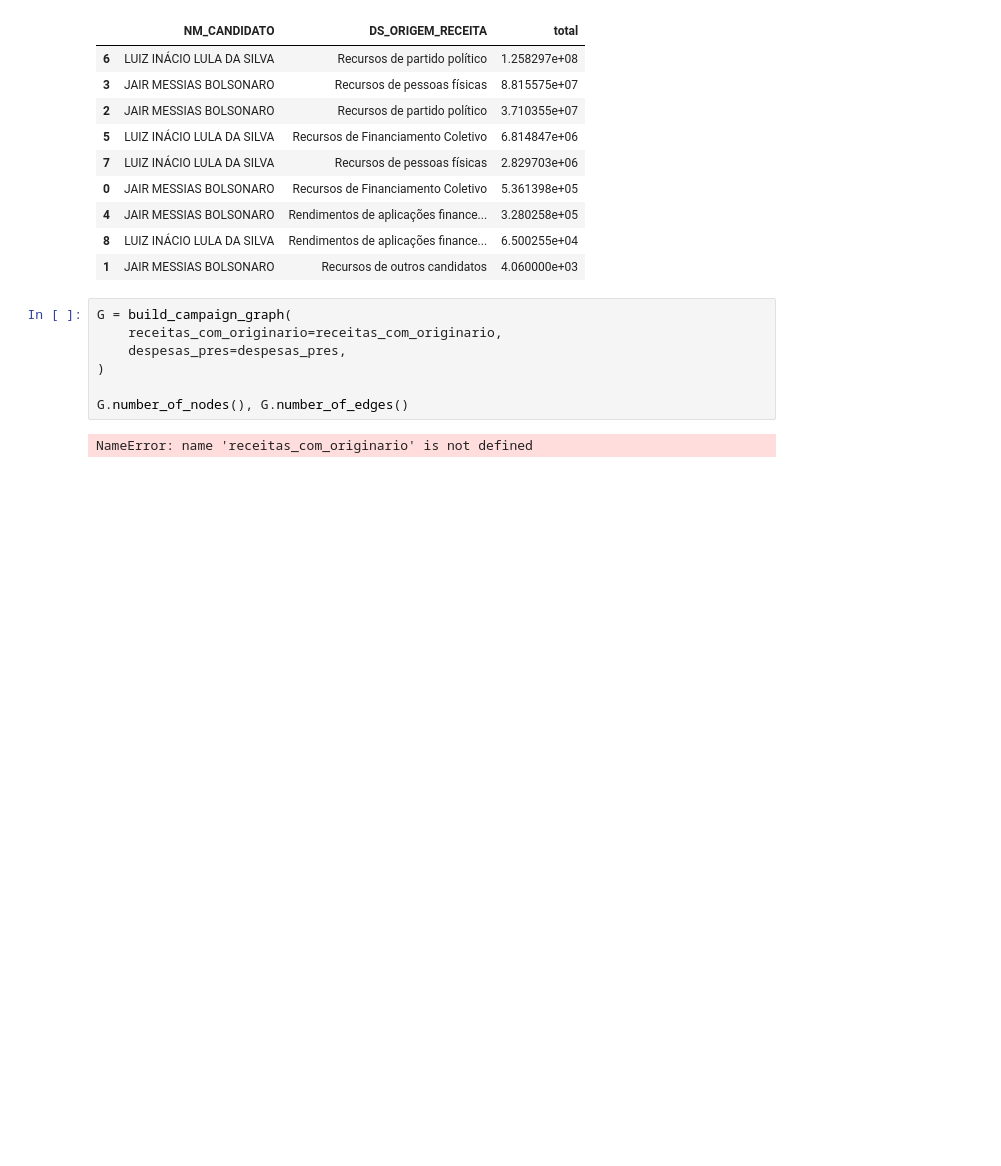
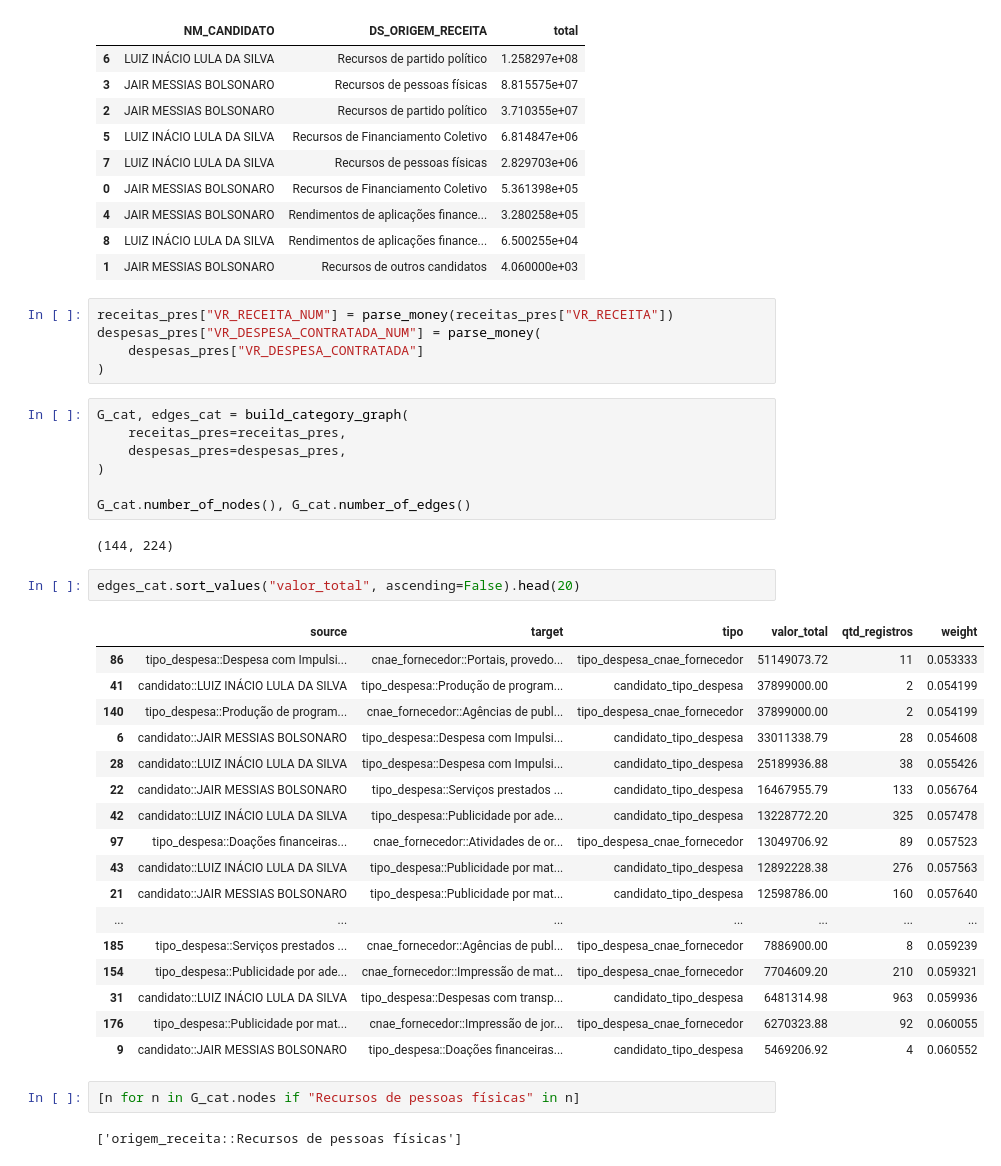
Before and after one commit to RNakamura90/trabalho_conclusao_t1_ifgo, a Jupyter notebook: notebooks/01_exploracao_tse.ipynb, the cells around one changed output. Saved outputs shown, nothing was run; the diff lists cells and outputs as text; blank space fills up the shorter version.

```diff
--- a/notebooks/01_exploracao_tse.ipynb
+++ b/notebooks/01_exploracao_tse.ipynb
@@ -268,12 +258,41 @@ NameError: name 'receitas_com_originario' is not defined
 | 4 | JAIR MESSIAS BOLSONARO | Rendimentos de aplicações finance... | 3.280258e+05 |
 | 8 | LUIZ INÁCIO LULA DA SILVA | Rendimentos de aplicações finance... | 6.500255e+04 |
 | 1 | JAIR MESSIAS BOLSONARO | Recursos de outros candidatos | 4.060000e+03 |
+# %%
+receitas_pres["VR_RECEITA_NUM"] = parse_money(receitas_pres["VR_RECEITA"])
+despesas_pres["VR_DESPESA_CONTRATADA_NUM"] = parse_money(
+    despesas_pres["VR_DESPESA_CONTRATADA"]
+)
 # %%
-G = build_campaign_graph(
-    receitas_com_originario=receitas_com_originario,
+G_cat, edges_cat = build_category_graph(
+    receitas_pres=receitas_pres,
     despesas_pres=despesas_pres,
 )
 
-G.number_of_nodes(), G.number_of_edges()
+G_cat.number_of_nodes(), G_cat.number_of_edges()
 # %% [output]
-NameError: name 'receitas_com_originario' is not defined
+(144, 224)
+# %%
+edges_cat.sort_values("valor_total", ascending=False).head(20)
+# %% [output]
+|  | source | target | tipo | valor_total | qtd_registros | weight |
+| 86 | tipo_despesa::Despesa com Impulsi... | cnae_fornecedor::Portais, provedo... | tipo_despesa_cnae_fornecedor | 51149073.72 | 11 | 0.053333 |
+| 41 | candidato::LUIZ INÁCIO LULA DA SILVA | tipo_despesa::Produção de program... | candidato_tipo_despesa | 37899000.00 | 2 | 0.054199 |
+| 140 | tipo_despesa::Produção de program... | cnae_fornecedor::Agências de publ... | tipo_despesa_cnae_fornecedor | 37899000.00 | 2 | 0.054199 |
+| 6 | candidato::JAIR MESSIAS BOLSONARO | tipo_despesa::Despesa com Impulsi... | candidato_tipo_despesa | 33011338.79 | 28 | 0.054608 |
+| 28 | candidato::LUIZ INÁCIO LULA DA SILVA | tipo_despesa::Despesa com Impulsi... | candidato_tipo_despesa | 25189936.88 | 38 | 0.055426 |
+| 22 | candidato::JAIR MESSIAS BOLSONARO | tipo_despesa::Serviços prestados ... | candidato_tipo_despesa | 16467955.79 | 133 | 0.056764 |
+| 42 | candidato::LUIZ INÁCIO LULA DA SILVA | tipo_despesa::Publicidade por ade... | candidato_tipo_despesa | 13228772.20 | 325 | 0.057478 |
+| 97 | tipo_despesa::Doações financeiras... | cnae_fornecedor::Atividades de or... | tipo_despesa_cnae_fornecedor | 13049706.92 | 89 | 0.057523 |
+| 43 | candidato::LUIZ INÁCIO LULA DA SILVA | tipo_despesa::Publicidade por mat... | candidato_tipo_despesa | 12892228.38 | 276 | 0.057563 |
+| 21 | candidato::JAIR MESSIAS BOLSONARO | tipo_despesa::Publicidade por mat... | candidato_tipo_despesa | 12598786.00 | 160 | 0.057640 |
+| ... | ... | ... | ... | ... | ... | ... |
+| 185 | tipo_despesa::Serviços prestados ... | cnae_fornecedor::Agências de publ... | tipo_despesa_cnae_fornecedor | 7886900.00 | 8 | 0.059239 |
+| 154 | tipo_despesa::Publicidade por ade... | cnae_fornecedor::Impressão de mat... | tipo_despesa_cnae_fornecedor | 7704609.20 | 210 | 0.059321 |
+| 31 | candidato::LUIZ INÁCIO LULA DA SILVA | tipo_despesa::Despesas com transp... | candidato_tipo_despesa | 6481314.98 | 963 | 0.059936 |
+| 176 | tipo_despesa::Publicidade por mat... | cnae_fornecedor::Impressão de jor... | tipo_despesa_cnae_fornecedor | 6270323.88 | 92 | 0.060055 |
+| 9 | candidato::JAIR MESSIAS BOLSONARO | tipo_despesa::Doações financeiras... | candidato_tipo_despesa | 5469206.92 | 4 | 0.060552 |
+# %%
+[n for n in G_cat.nodes if "Recursos de pessoas físicas" in n]
+# %% [output]
+['origem_receita::Recursos de pessoas físicas']
```
Also changed, not shown: parts of 24 cells of this notebook, 3 other files.
